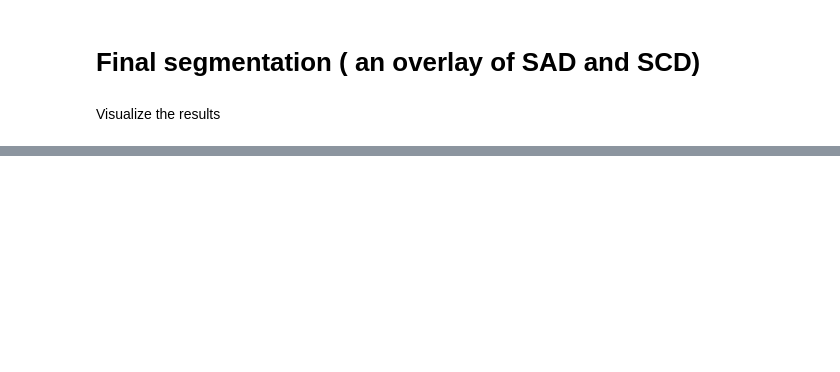
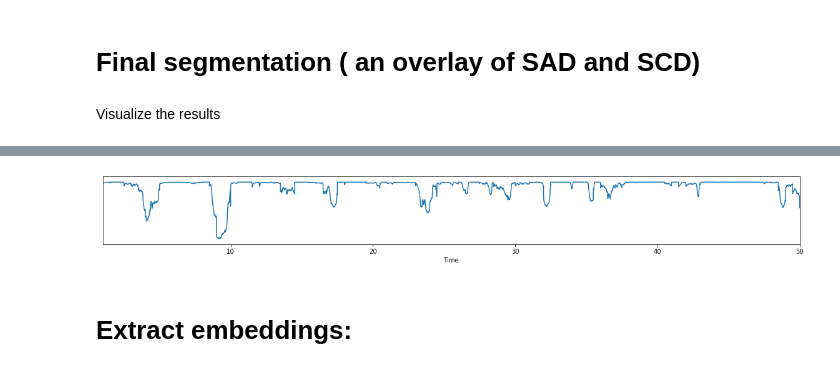
Before and after one commit to AntonBiryukovUofC/diurisation-pet-proj, a Jupyter notebook: notebooks/diarization_tests.ipynb, the cells around one changed output, grey strips where cells are left out. Saved outputs shown, nothing was run; the diff lists cells and outputs as text; code cells hidden in the pictures; blank space fills up the shorter version.

```diff
--- a/notebooks/diarization_tests.ipynb
+++ b/notebooks/diarization_tests.ipynb
@@ -103,0 +118,6 @@ ax[5].text(notebook.crop.start + 0.5, 0.1, 'speech turns', fontsize=14)
+# %%
+plot_ready(sad_scores)
+# %% [output]
+[figure, added]
+# %% [markdown]
+# Extract embeddings:
```
Also changed, not shown: parts of 15 cells of this notebook, 28 other files.
